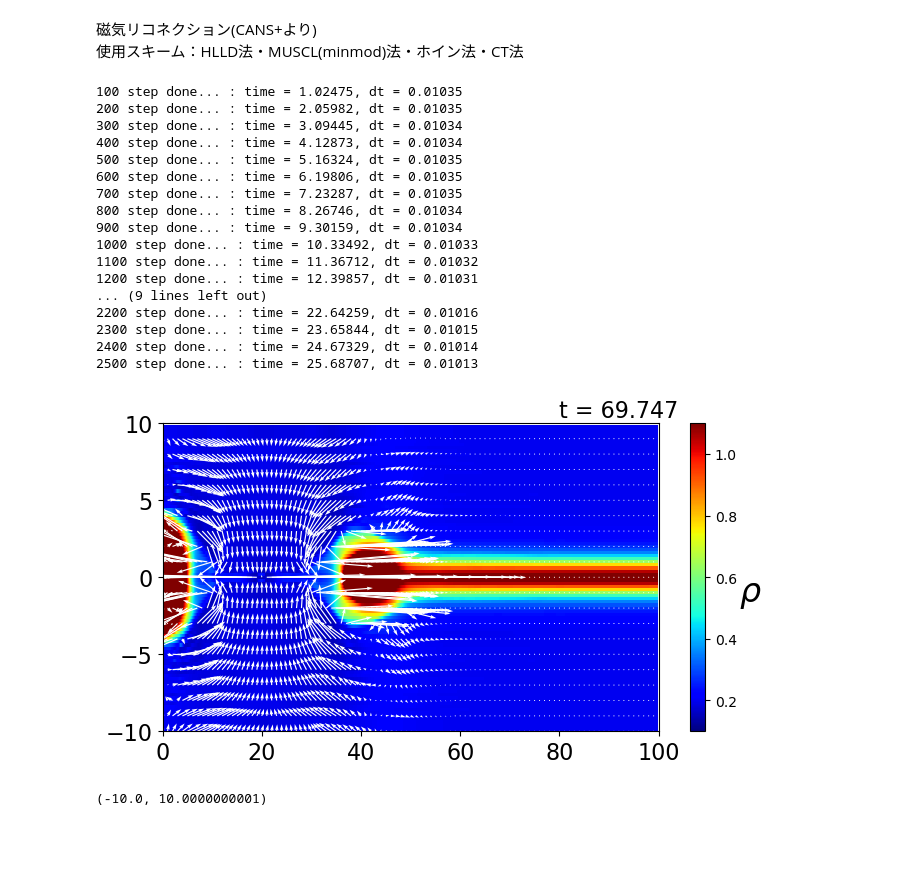
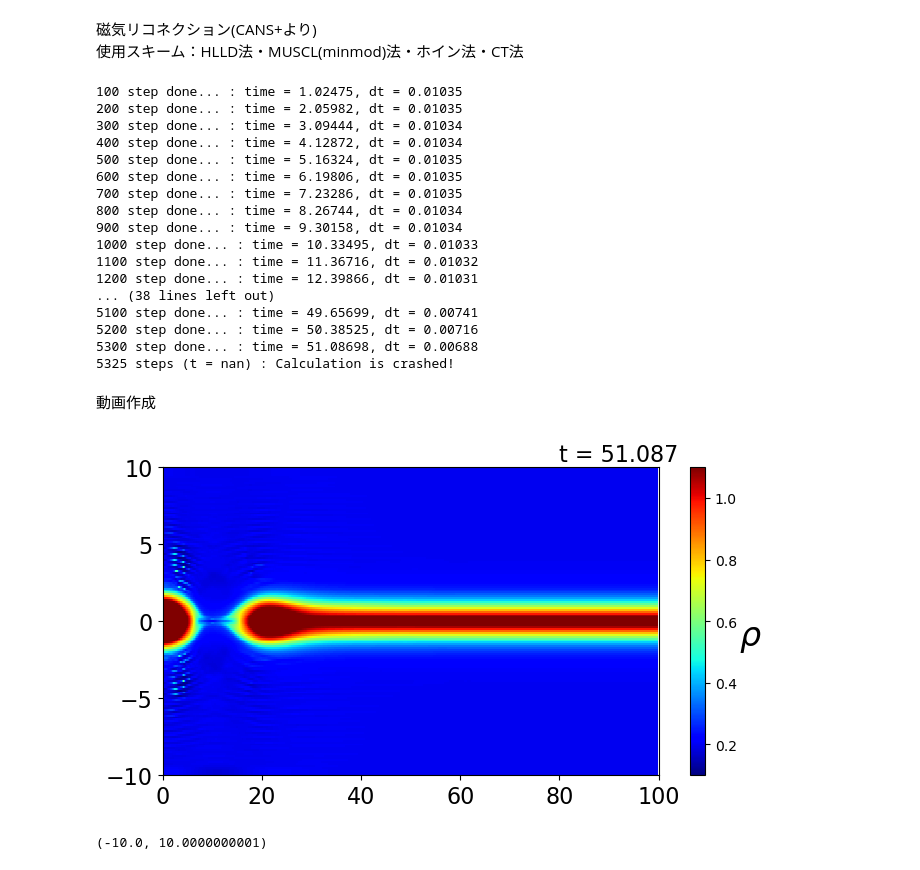
Before and after one commit to Keita-A/RadiativeMHD-simulation, a Jupyter notebook: MR_GPU.ipynb, the cells around one changed output. Cells and saved outputs as stored; diff of their text form; code cells hidden in the pictures; blank space fills up the shorter version.

```diff
--- a/MR_GPU.ipynb
+++ b/MR_GPU.ipynb
@@ -184,8 +182,9 @@ def boundary_symmetric_x(U):
     # Bxは半整数格子点上にあるので注意
     U[4, 0, :] = U[4, 2, :]
     U[4, 1, :] = U[4, 2, :]
-    U[4, -1, :] = U[4, -3, :]
-    U[4, -2, :] = U[4, -3, :]
+    U[4, -1, :] = U[4, -4, :]
+    U[4, -2, :] = U[4, -4, :]
+    U[4, -3, :] = U[4, -4, :]
 
     # u, w, By
     U[[1, 3, 5], 0, :] = 0.0
@@ -208,10 +207,12 @@ def boundary_free_y(U):
     U[[0, 1, 2, 3, 4, 6, 7], :, -3] = U[[0, 1, 2, 3, 4, 6, 7], :, -4]
 
     # Byは半整数格子点上にあるので注意
-    U[5, :, 0] = U[5, :, 2]
-    U[5, :, 1] = U[5, :, 2]
-    U[5, :, -1] = U[5, :, -3]
-    U[5, :, -2] = U[5, :, -3]
+    U[5, :, 0] = U[5, :, 3]
+    U[5, :, 1] = U[5, :, 3]
+    U[5, :, 2] = U[5, :, 3]
+    U[5, :, -1] = U[5, :, -4]
+    U[5, :, -2] = U[5, :, -4]
+    U[5, :, -3] = U[5, :, -4]
 
     return U
 # %%
@@ -243,7 +244,7 @@ Bx_init = B0 * cp.tanh(Y / sheat_thickness).T
 By_init = 0.0
 Bz_init = 0.0
 # 擾乱を加える
-position_x = 0.2 * x_max
+position_x = 0.1 * x_max
 p_init = p0 * (beta_upstream + cp.cosh(Y / sheat_thickness)**(-2)).T
 U[0, :, :] = rho_init
 U[1, :, :] = rho_init * u_init
@@ -371,18 +372,20 @@ for t in range(1, max_step+1):
 # %% [output]
 100 step done... : time = 1.02475, dt = 0.01035
 200 step done... : time = 2.05982, dt = 0.01035
-300 step done... : time = 3.09445, dt = 0.01034
-400 step done... : time = 4.12873, dt = 0.01034
+300 step done... : time = 3.09444, dt = 0.01034
+400 step done... : time = 4.12872, dt = 0.01034
 500 step done... : time = 5.16324, dt = 0.01035
 600 step done... : time = 6.19806, dt = 0.01035
-700 step done... : time = 7.23287, dt = 0.01035
-800 step done... : time = 8.26746, dt = 0.01034
-900 step done... : time = 9.30159, dt = 0.01034
-1000 step done... : time = 10.33492, dt = 0.01033
-1100 step done... : time = 11.36712, dt = 0.01032
-1200 step done... : time = 12.39857, dt = 0.01031
-... (9 lines left out)
-2200 step done... : time = 22.64259, dt = 0.01016
-2300 step done... : time = 23.65844, dt = 0.01015
-2400 step done... : time = 24.67329, dt = 0.01014
-2500 step done... : time = 25.68707, dt = 0.01013
+700 step done... : time = 7.23286, dt = 0.01035
+800 step done... : time = 8.26744, dt = 0.01034
+900 step done... : time = 9.30158, dt = 0.01034
+1000 step done... : time = 10.33495, dt = 0.01033
+1100 step done... : time = 11.36716, dt = 0.01032
+1200 step done... : time = 12.39866, dt = 0.01031
+... (38 lines left out)
+5100 step done... : time = 49.65699, dt = 0.00741
+5200 step done... : time = 50.38525, dt = 0.00716
+5300 step done... : time = 51.08698, dt = 0.00688
+5325 steps (t = nan) : Calculation is crashed!
+# %% [markdown]
+動画作成
@@ -408,37 +460,37 @@ for step in range(0, total_steps+interval, interval):
     p = (gamma-1) * (e - rho*(u**2+v**2+w**2)/2 - (Bx**2+By**2+Bz**2)/2)
     magnetic_pressure = 1/2 * (Bx**2+By**2+Bz**2)
     pT = p + magnetic_pressure
 
     contour = ax1.pcolormesh(X, Y, (rho).T, vmin=0.1, vmax=1.1, cmap='jet')
     if step == 0:
         cbar = plt.colorbar(contour, ax=ax1)
         cbar.set_label(r"$\rho$", fontsize=24, rotation=0, labelpad=10)
     quiver_interval = 5
-    ax1.quiver(X[::quiver_interval, ::quiver_interval], Y[::quiver_interval, ::quiver_interval],
-            u[::quiver_interval, ::quiver_interval].T, v[::quiver_interval, ::quiver_interval].T,
-            scale=5.0, color='white')
+    #ax1.quiver(X[::quiver_interval, ::quiver_interval], Y[::quiver_interval, ::quiver_interval],
+    #        u[::quiver_interval, ::quiver_interval].T, v[::quiver_interval, ::quiver_interval].T,
+    #        scale=5.0, color='white')
 
     ax1.text(0.8, 1.02, f"t = {log[int(step/100)][1]:.3f}", transform=ax1.transAxes, fontsize=16)
     ax1.tick_params(labelsize=16)
     ax1.set_xlim(0.0, x_max+1e-10)
     ax1.set_ylim(-y_max, y_max+1e-10)
 
     fig.savefig(f"pictures_mr/{step}.png", dpi=200)
 
 
 filename = "mr_rho1.mp4"
 img = cv2.imread(f'./pictures_mr/0.png')
 framesize = (img.shape[1], img.shape[0])
 fps = 10.0
 fourcc = cv2.VideoWriter_fourcc('m','p','4','v')
 video  = cv2.VideoWriter(filename=filename, fourcc=fourcc, fps=fps, frameSize=framesize)
 
 for step in range(0, total_steps+interval, interval):
     img = cv2.imread(f'./pictures_mr/{step}.png')
     video.write(img)
 video.release()
 # %% [output]
-[figure, old version]
+[figure, new version]
 # %%
 fig = plt.figure(figsize=(24, 12))
 ax1 = fig.add_subplot(231)
```
Also changed, not shown: parts of 3 cells of this notebook, 2 other files.
